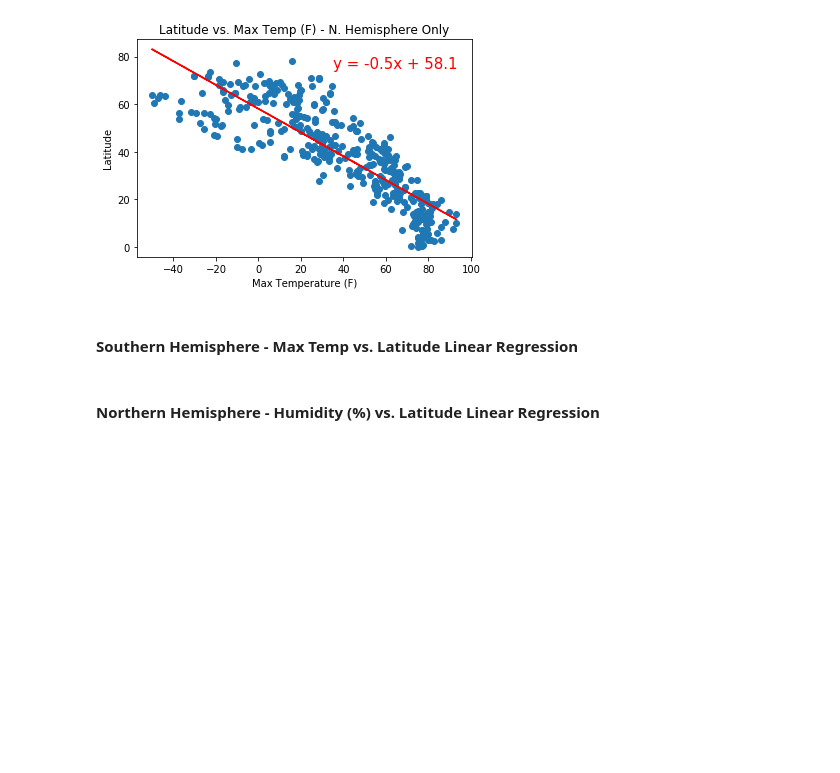
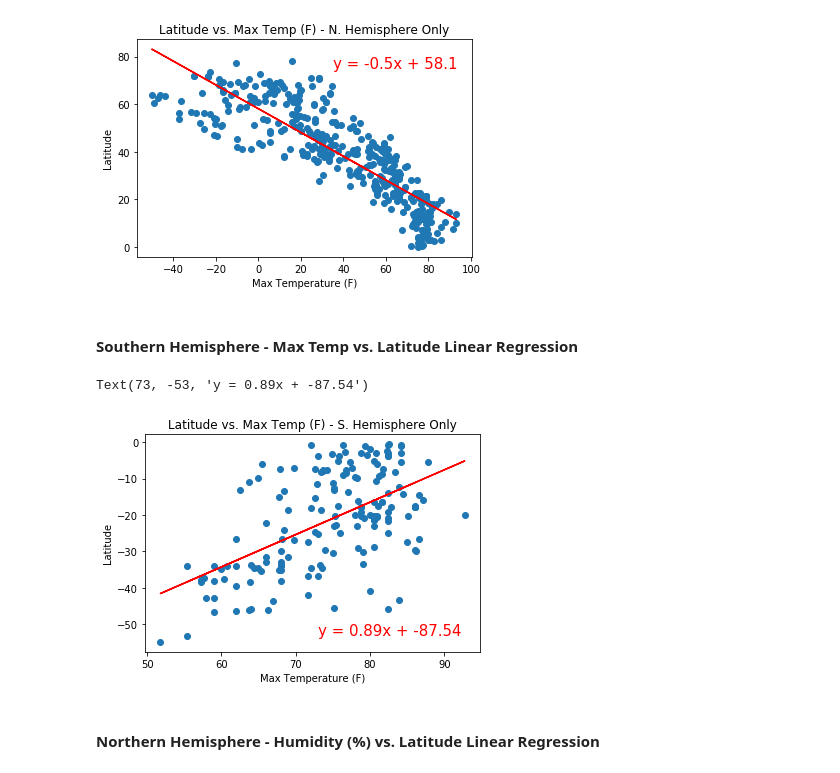
Before and after one commit to tkadamson/Weather-Vacation-APIs-with-Python, a Jupyter notebook: WeatherPy.ipynb, the cells around one changed output. Cells and saved outputs as stored; diff of their text form; code cells hidden in the pictures; blank space fills up the shorter version.

Commit message:
Finished regression scatter plots. Coding done for this section. Still need analysis for each chart

```diff
--- a/WeatherPy.ipynb
+++ b/WeatherPy.ipynb
@@ -249,5 +234,31 @@ Text(35, 75, 'y = -0.5x + 58.1')
 [figure]
 # %% [markdown]
 ####  Southern Hemisphere - Max Temp vs. Latitude Linear Regression
+# %%
+#Calculations for finding the components of the regression line
+x_values = southern_lats['max_temp']
+y_values = southern_lats['lat']
+
+#Get values for the regression line for plotting
+(slope, intercept, rvalue, pvalue, stderr) = linregress(x_values.astype('float'), y_values.astype('float'))
+regress_values = x_values * slope + intercept
+
+#Get equation for the linear regression
+line_eq = "y = " + str(round(slope,2)) + "x + " + str(round(intercept,2))
+
+#Plot scatter and regression line over the top
+plt.scatter(x_values,y_values)
+plt.plot(x_values,regress_values,"r-")
+
+#Labels, etc
+plt.title('Latitude vs. Max Temp (F) - S. Hemisphere Only')
+plt.xlabel('Max Temperature (F)')
+plt.ylabel('Latitude')
+
+#Put equation on the plot
+plt.annotate(line_eq,(73, -53),fontsize=15,color="red")
+# %% [output]
+Text(73, -53, 'y = 0.89x + -87.54')
+[figure, added]
 # %% [markdown]
 ####  Northern Hemisphere - Humidity (%) vs. Latitude Linear Regression
```
Also changed, not shown: parts of 8 cells of this notebook, 1 other file.
